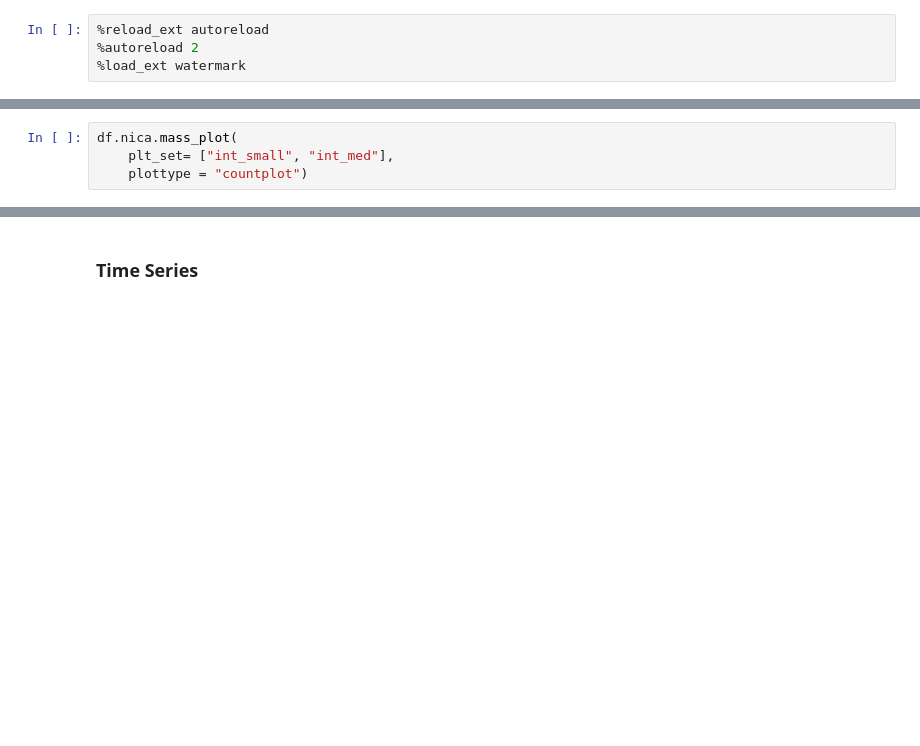
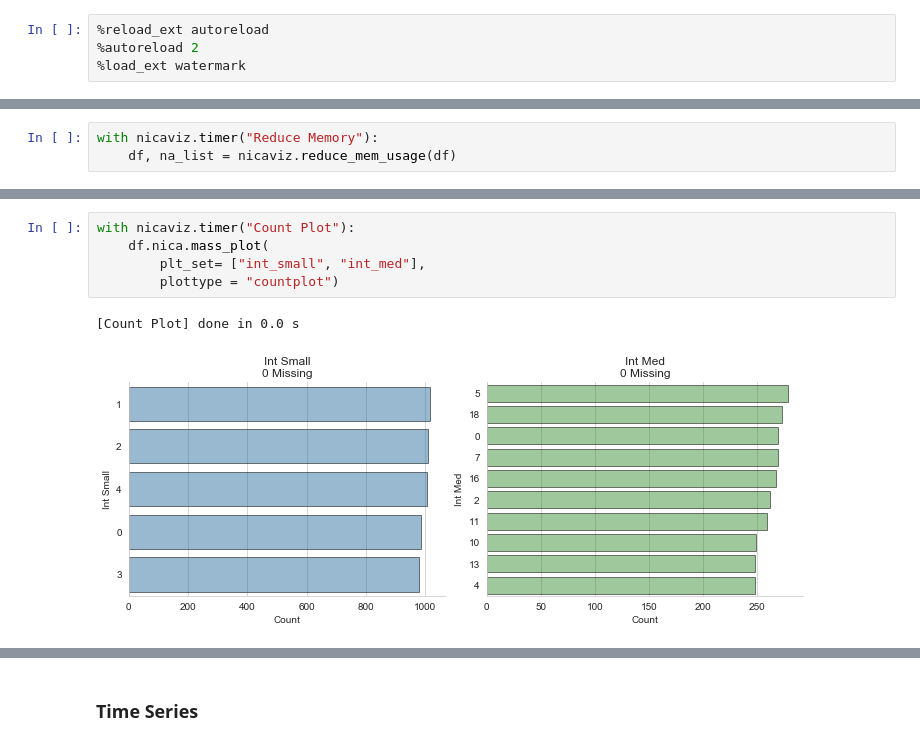
Before and after one commit to nicapotato/nicaviz, a Jupyter notebook: notebooks/Plot_Examples.ipynb, the cells around one changed output, grey strips where cells are left out. Drawn from its saved outputs; the diff is of its cells as text; blank space fills up the shorter version.

Commit message:
v0.1.0 - Add Python and Pandas Utils (memory and timer)

```diff
--- a/notebooks/Plot_Examples.ipynb
+++ b/notebooks/Plot_Examples.ipynb
@@ -49,0 +102,3 @@ df.nica.categorical_describe()
+# %%
+with nicaviz.timer("Reduce Memory"):
+    df, na_list = nicaviz.reduce_mem_usage(df)
@@ -50,5 +129,9 @@ df.nica.categorical_describe()
 # %%
-df.nica.mass_plot(
-    plt_set= ["int_small", "int_med"],
-    plottype = "countplot")
+with nicaviz.timer("Count Plot"):
+    df.nica.mass_plot(
+        plt_set= ["int_small", "int_med"],
+        plottype = "countplot")
+# %% [output]
+[Count Plot] done in 0.0 s
+[figure, added]
 # %%
```
Also changed, not shown: parts of 20 cells of this notebook, 4 other files.
